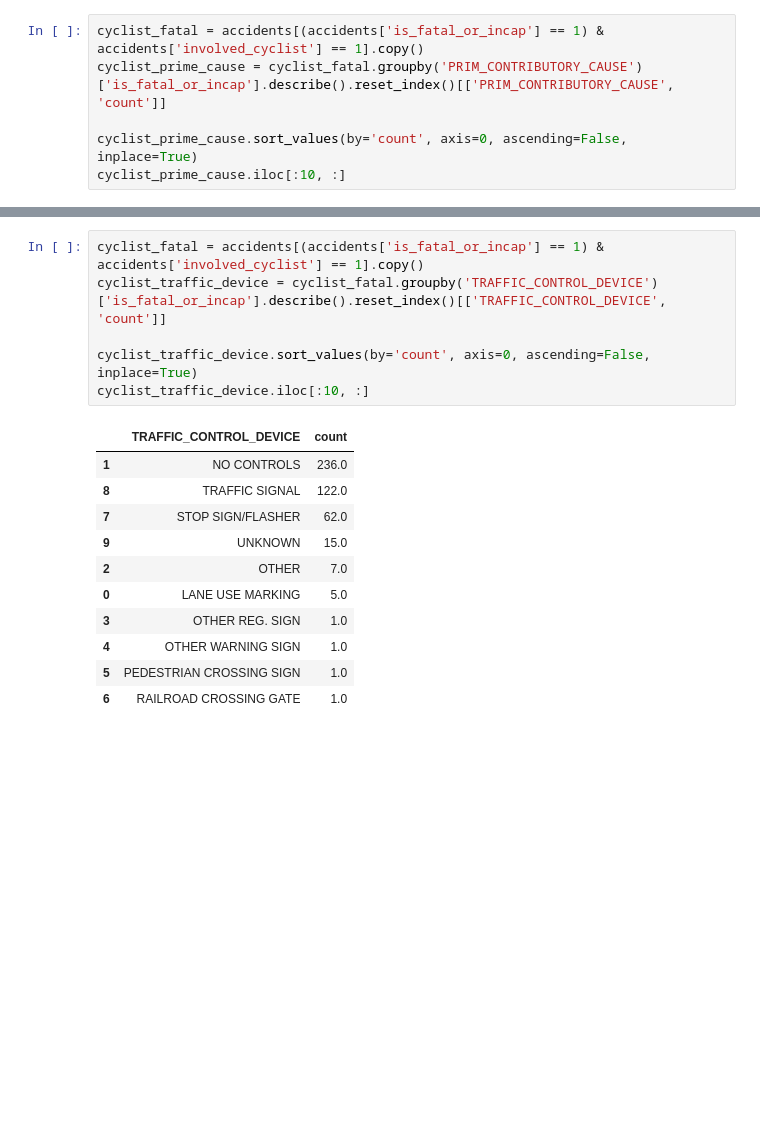
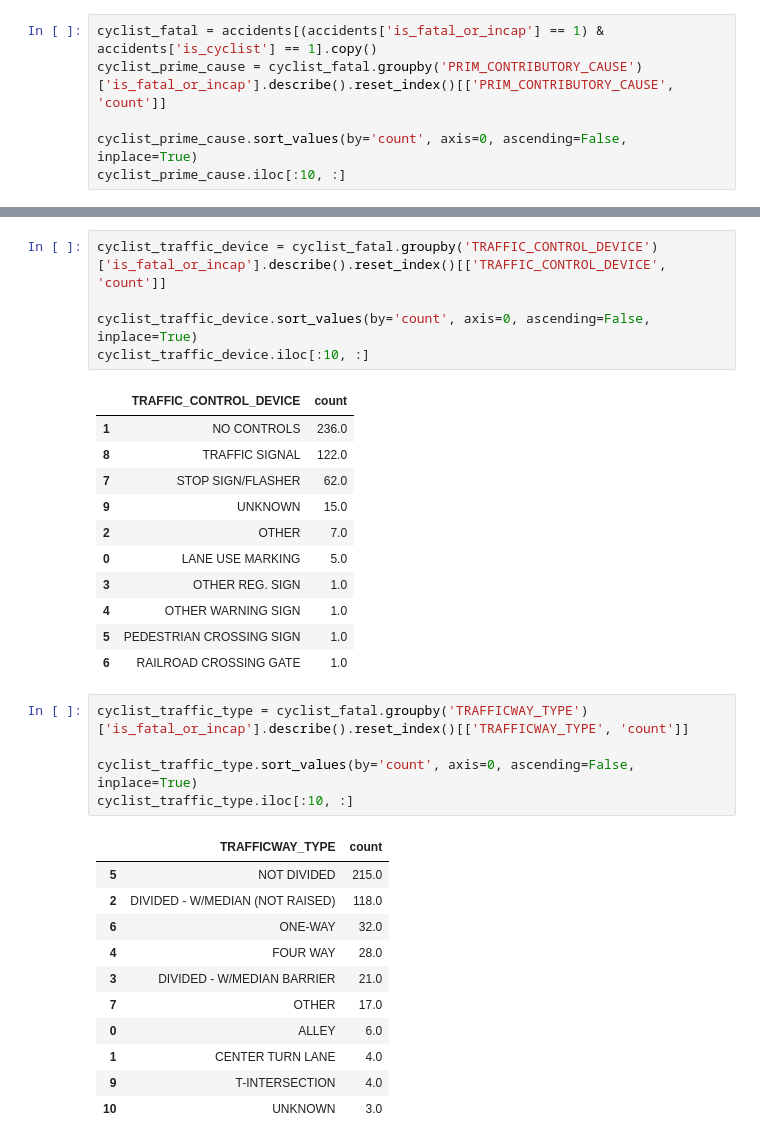
Before and after one commit to Morgan-Sell/chicago-traffic-safety, a Jupyter notebook: eda_feature_engineer.ipynb, the cells around one changed output, grey strips where cells are left out. Saved outputs shown, nothing was run; the diff lists cells and outputs as text; blank space fills up the shorter version.

```diff
--- a/eda_feature_engineer.ipynb
+++ b/eda_feature_engineer.ipynb
@@ -412,5 +434,5 @@ pedestrian_traffic_device.iloc[:10, :]
 # %%
-cyclist_fatal = accidents[(accidents['is_fatal_or_incap'] == 1) &  accidents['involved_cyclist'] == 1].copy()
+cyclist_fatal = accidents[(accidents['is_fatal_or_incap'] == 1) &  accidents['is_cyclist'] == 1].copy()
 cyclist_prime_cause = cyclist_fatal.groupby('PRIM_CONTRIBUTORY_CAUSE')['is_fatal_or_incap'].describe().reset_index()[['PRIM_CONTRIBUTORY_CAUSE', 'count']]
 
 cyclist_prime_cause.sort_values(by='count', axis=0, ascending=False, inplace=True)
@@ -428,7 +450,6 @@ cyclist_prime_cause.iloc[:10, :]
 | 15 | IMPROPER OVERTAKING/PASSING | 11.0 |
 | 3 | DISREGARDING STOP SIGN | 11.0 |
 # %%
-cyclist_fatal = accidents[(accidents['is_fatal_or_incap'] == 1) &  accidents['involved_cyclist'] == 1].copy()
 cyclist_traffic_device = cyclist_fatal.groupby('TRAFFIC_CONTROL_DEVICE')['is_fatal_or_incap'].describe().reset_index()[['TRAFFIC_CONTROL_DEVICE', 'count']]
 
 cyclist_traffic_device.sort_values(by='count', axis=0, ascending=False, inplace=True)
@@ -445,3 +466,20 @@ cyclist_traffic_device.iloc[:10, :]
 | 4 | OTHER WARNING SIGN | 1.0 |
 | 5 | PEDESTRIAN CROSSING SIGN | 1.0 |
 | 6 | RAILROAD CROSSING GATE | 1.0 |
+# %%
+cyclist_traffic_type = cyclist_fatal.groupby('TRAFFICWAY_TYPE')['is_fatal_or_incap'].describe().reset_index()[['TRAFFICWAY_TYPE', 'count']]
+
+cyclist_traffic_type.sort_values(by='count', axis=0, ascending=False, inplace=True)
+cyclist_traffic_type.iloc[:10, :]
+# %% [output]
+|  | TRAFFICWAY_TYPE | count |
+| 5 | NOT DIVIDED | 215.0 |
+| 2 | DIVIDED - W/MEDIAN (NOT RAISED) | 118.0 |
+| 6 | ONE-WAY | 32.0 |
+| 4 | FOUR WAY | 28.0 |
+| 3 | DIVIDED - W/MEDIAN BARRIER | 21.0 |
+| 7 | OTHER | 17.0 |
+| 0 | ALLEY | 6.0 |
+| 1 | CENTER TURN LANE | 4.0 |
+| 9 | T-INTERSECTION | 4.0 |
+| 10 | UNKNOWN | 3.0 |
```
Also changed, not shown: parts of 12 cells of this notebook, 6 other files.
